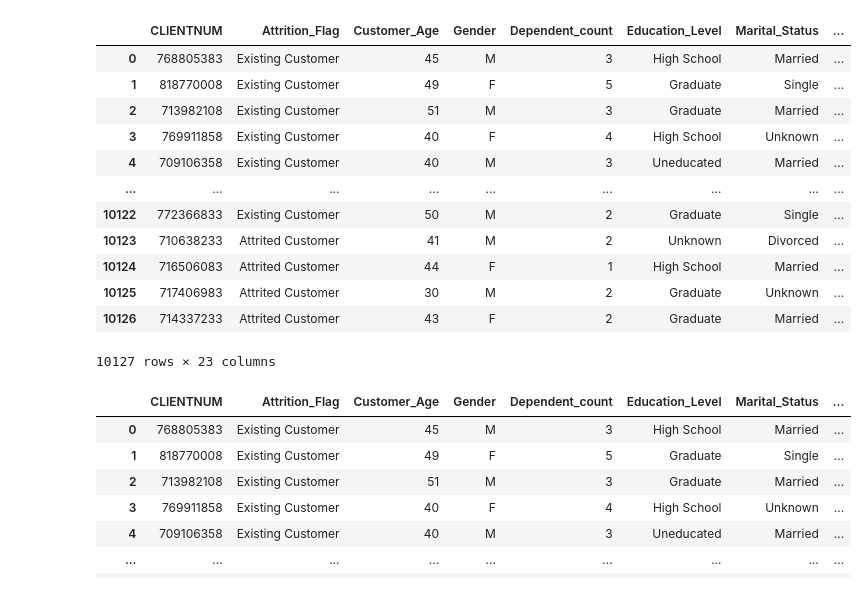
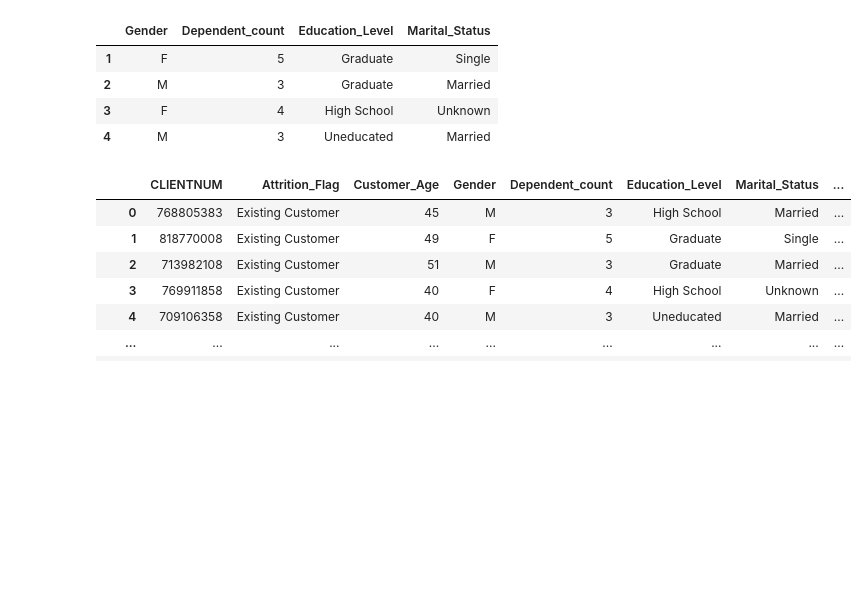
Before and after one commit to Horieh1989/DataProcceccing1, a Jupyter notebook: pandasDemo.ipynb, the cells around one changed output. Drawn from its saved outputs; the diff is of its cells as text; code cells hidden in the pictures; blank space fills up the shorter version.

```diff
--- a/pandasDemo.ipynb
+++ b/pandasDemo.ipynb
@@ -1,25 +1,19 @@
 # %%
 import pandas as pd
 df= pd.read_csv("data/Bankchurners.csv")
 df.head()
 pd.set_option('display.max_columns', 85)
 
 
 df
+df.shape
+df.loc[1:4, "Gender":"Marital_Status"]
 # %% [output]
-|  | CLIENTNUM | Attrition_Flag | Customer_Age | Gender | Dependent_count | Education_Level | Marital_Status | ... |
-| 0 | 768805383 | Existing Customer | 45 | M | 3 | High School | Married | ... |
-| 1 | 818770008 | Existing Customer | 49 | F | 5 | Graduate | Single | ... |
-| 2 | 713982108 | Existing Customer | 51 | M | 3 | Graduate | Married | ... |
-| 3 | 769911858 | Existing Customer | 40 | F | 4 | High School | Unknown | ... |
-| 4 | 709106358 | Existing Customer | 40 | M | 3 | Uneducated | Married | ... |
-| ... | ... | ... | ... | ... | ... | ... | ... | ... |
-| 10122 | 772366833 | Existing Customer | 50 | M | 2 | Graduate | Single | ... |
-| 10123 | 710638233 | Attrited Customer | 41 | M | 2 | Unknown | Divorced | ... |
-| 10124 | 716506083 | Attrited Customer | 44 | F | 1 | High School | Married | ... |
-| 10125 | 717406983 | Attrited Customer | 30 | M | 2 | Graduate | Unknown | ... |
-| 10126 | 714337233 | Attrited Customer | 43 | F | 2 | Graduate | Married | ... |
+|  | Gender | Dependent_count | Education_Level | Marital_Status |
+| 1 | F | 5 | Graduate | Single |
+| 2 | M | 3 | Graduate | Married |
+| 3 | F | 4 | High School | Unknown |
+| 4 | M | 3 | Uneducated | Married |
-10127 rows × 23 columns
 # %%
 import pandas as pd
 df= pd.read_csv("data/Bankchurners.csv")
```
Also changed, not shown: 1 other file.
